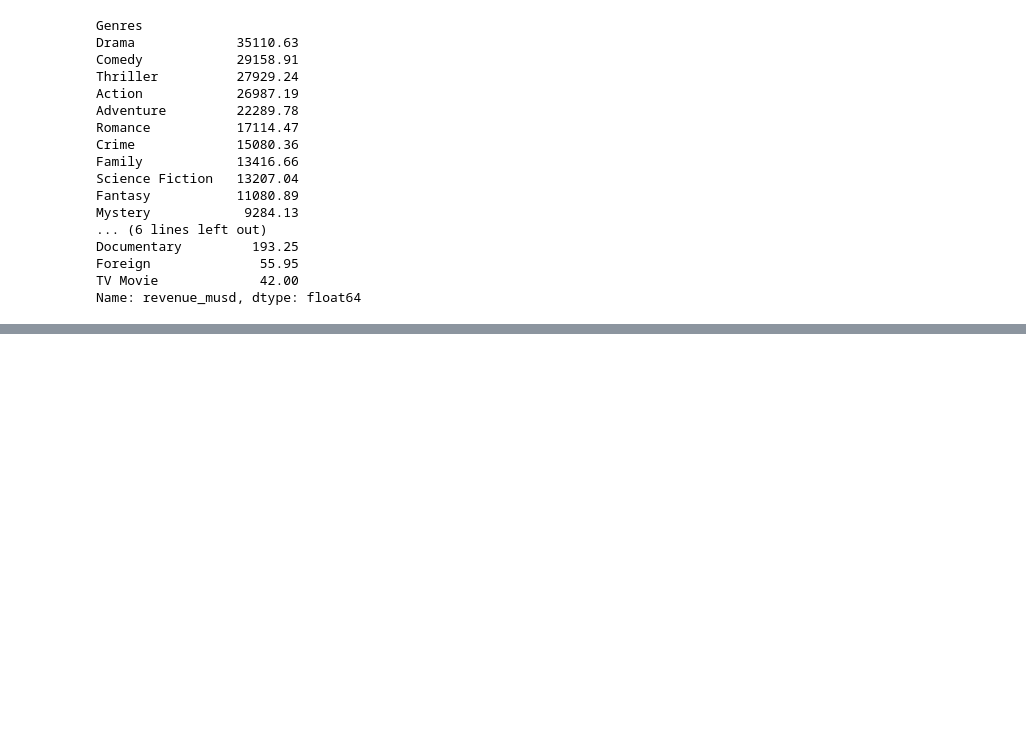
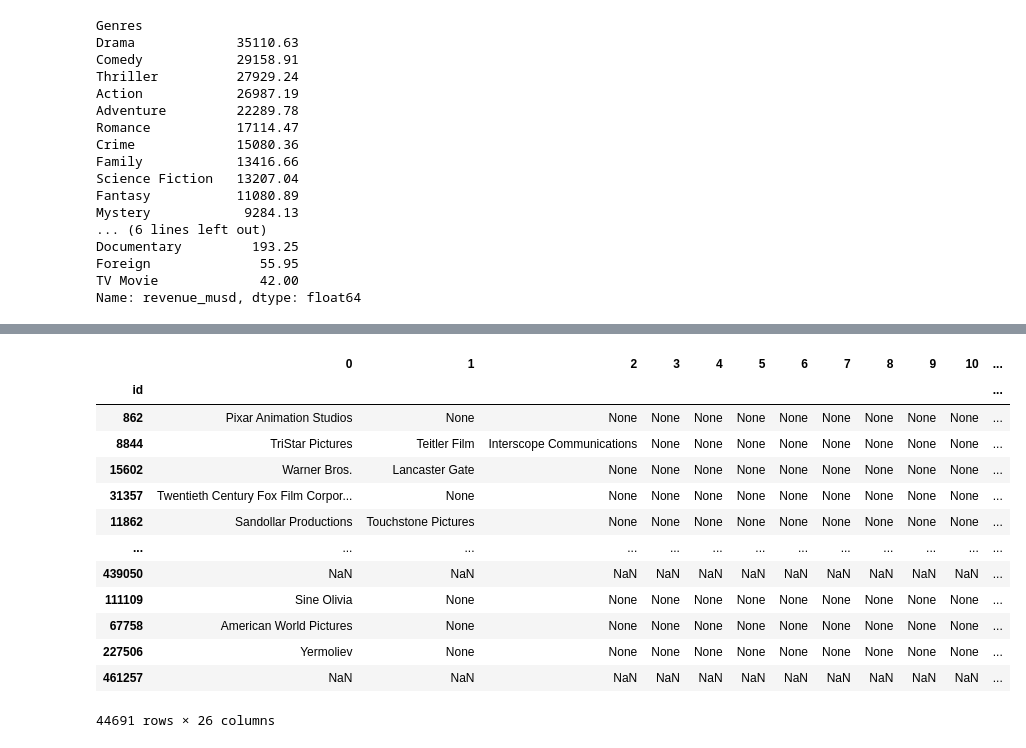
Before and after one commit to RochaErik/DS-MoviesProject, a Jupyter notebook: DS-MoviesProject.ipynb, the cells around one changed output, grey strips where cells are left out. Saved outputs shown, nothing was run; the diff lists cells and outputs as text; code cells hidden in the pictures; blank space fills up the shorter version.

Commit message:
Analysis of the most successful production companies

```diff
--- a/DS-MoviesProject.ipynb
+++ b/DS-MoviesProject.ipynb
@@ -1623,0 +1646,18 @@ Name: revenue_musd, dtype: float64
+# %%
+production_companies = df.production_companies.str.split('|', expand=True)
+production_companies
+# %% [output]
+|  | 0 | 1 | 2 | 3 | 4 | 5 | 6 | 7 | 8 | 9 | 10 | ... |
+| id |  |  |  |  |  |  |  |  |  |  |  | ... |
+| 862 | Pixar Animation Studios | None | None | None | None | None | None | None | None | None | None | ... |
+| 8844 | TriStar Pictures | Teitler Film | Interscope Communications | None | None | None | None | None | None | None | None | ... |
+| 15602 | Warner Bros. | Lancaster Gate | None | None | None | None | None | None | None | None | None | ... |
+| 31357 | Twentieth Century Fox Film Corpor... | None | None | None | None | None | None | None | None | None | None | ... |
+| 11862 | Sandollar Productions | Touchstone Pictures | None | None | None | None | None | None | None | None | None | ... |
+| ... | ... | ... | ... | ... | ... | ... | ... | ... | ... | ... | ... | ... |
+| 439050 | NaN | NaN | NaN | NaN | NaN | NaN | NaN | NaN | NaN | NaN | NaN | ... |
+| 111109 | Sine Olivia | None | None | None | None | None | None | None | None | None | None | ... |
+| 67758 | American World Pictures | None | None | None | None | None | None | None | None | None | None | ... |
+| 227506 | Yermoliev | None | None | None | None | None | None | None | None | None | None | ... |
+| 461257 | NaN | NaN | NaN | NaN | NaN | NaN | NaN | NaN | NaN | NaN | NaN | ... |
+44691 rows × 26 columns
```
Also changed, not shown: parts of 23 cells of this notebook.
